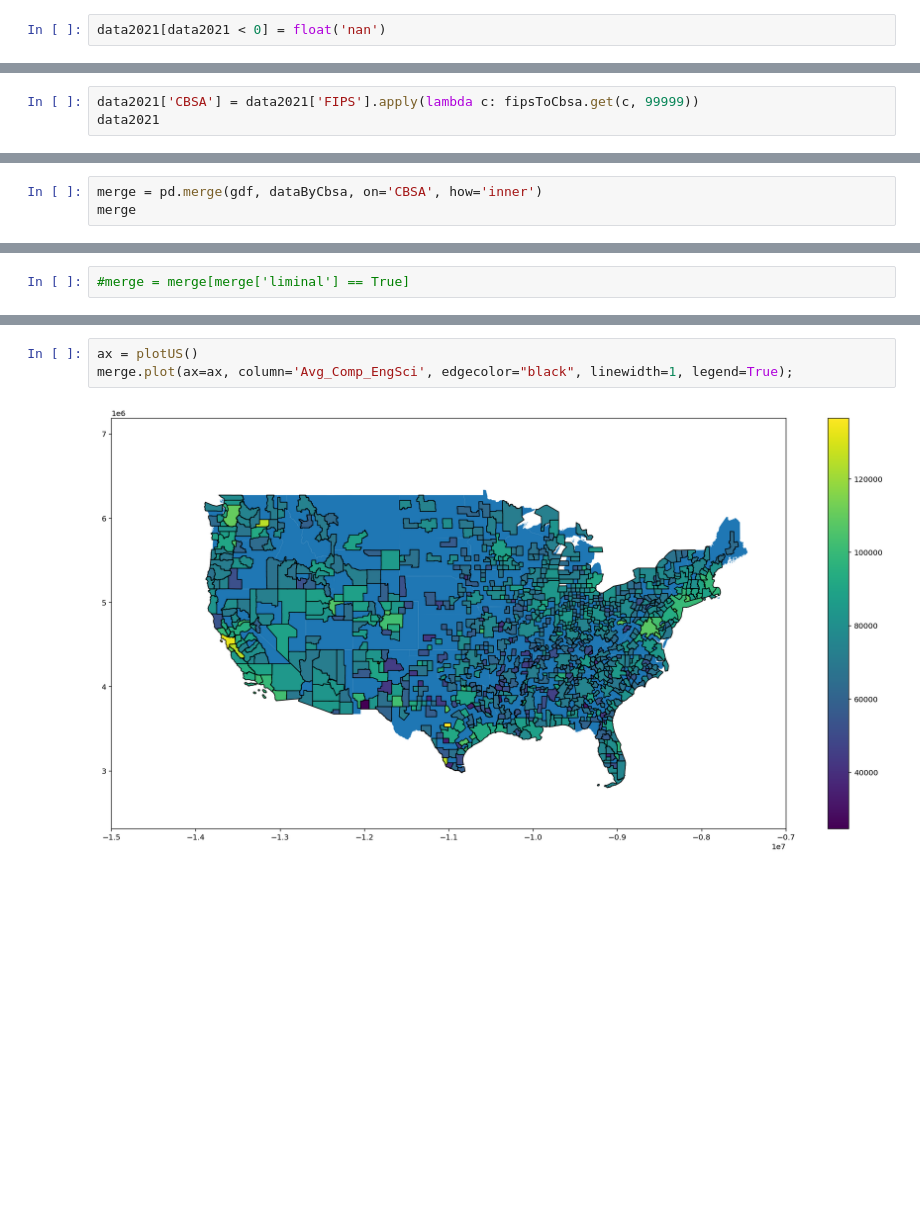
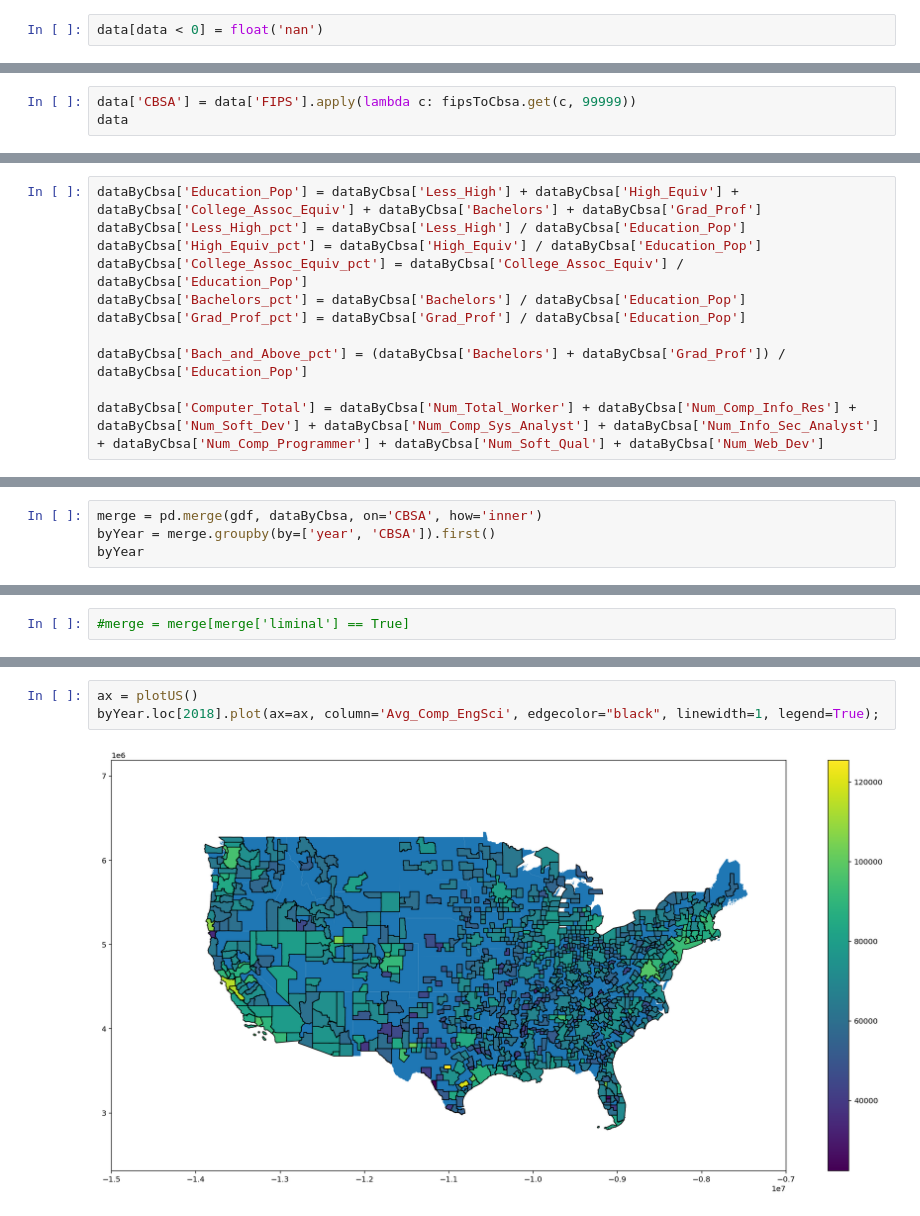
Before and after one commit to ElliottGAbel/Liminal_Cities, a Jupyter notebook: ACS_access.ipynb, the cells around one changed output, grey strips where cells are left out. Drawn from its saved outputs; the diff is of its cells as text; blank space fills up the shorter version.

Commit message:
ACS data for several years

```diff
--- a/ACS_access.ipynb
+++ b/ACS_access.ipynb
@@ -153,2 +234,2 @@ data2021['FIPS'] = data2021['FIPS'].astype(float)
 # %%
-data2021[data2021 < 0] = float('nan')
+data[data < 0] = float('nan')
@@ -183,3 +236,3 @@ fipsToCbsa = dict(zip(fipsToCbsa.index, fipsToCbsa.values)) #Dict is faster for
 # %%
-data2021['CBSA'] = data2021['FIPS'].apply(lambda c: fipsToCbsa.get(c, 99999))
-data2021
+data['CBSA'] = data['FIPS'].apply(lambda c: fipsToCbsa.get(c, 99999))
+data
@@ -252,3 +270,14 @@ dataByCbsa
+# %%
+dataByCbsa['Education_Pop'] = dataByCbsa['Less_High'] + dataByCbsa['High_Equiv'] + dataByCbsa['College_Assoc_Equiv'] + dataByCbsa['Bachelors'] + dataByCbsa['Grad_Prof']
+dataByCbsa['Less_High_pct'] = dataByCbsa['Less_High'] / dataByCbsa['Education_Pop']
+dataByCbsa['High_Equiv_pct'] = dataByCbsa['High_Equiv'] / dataByCbsa['Education_Pop']
+dataByCbsa['College_Assoc_Equiv_pct'] = dataByCbsa['College_Assoc_Equiv'] / dataByCbsa['Education_Pop']
+dataByCbsa['Bachelors_pct'] = dataByCbsa['Bachelors'] / dataByCbsa['Education_Pop']
+dataByCbsa['Grad_Prof_pct'] = dataByCbsa['Grad_Prof'] / dataByCbsa['Education_Pop']
+
+dataByCbsa['Bach_and_Above_pct'] = (dataByCbsa['Bachelors'] + dataByCbsa['Grad_Prof']) / dataByCbsa['Education_Pop']
+
+dataByCbsa['Computer_Total'] = dataByCbsa['Num_Total_Worker'] + dataByCbsa['Num_Comp_Info_Res'] + dataByCbsa['Num_Soft_Dev'] + dataByCbsa['Num_Comp_Sys_Analyst'] + dataByCbsa['Num_Info_Sec_Analyst'] + dataByCbsa['Num_Comp_Programmer'] + dataByCbsa['Num_Soft_Qual'] + dataByCbsa['Num_Web_Dev']
 # %%
 dataByCbsa.to_pickle(sharedFolder + 'ACS_data.pkl')
 # %%
@@ -257,3 +300,4 @@ gdf
 # %%
 merge = pd.merge(gdf, dataByCbsa, on='CBSA', how='inner')
-merge
+byYear = merge.groupby(by=['year', 'CBSA']).first()
+byYear
@@ -345,8 +400,8 @@ merge[merge['liminal']]['Avg_Comp_EngSci'].mean()
 # %%
 ax = plotUS()
-merge.plot(ax=ax, column='Avg_Comp_EngSci', edgecolor="black", linewidth=1, legend=True);
+byYear.loc[2018].plot(ax=ax, column='Avg_Comp_EngSci', edgecolor="black", linewidth=1, legend=True);
 # %% [output]
-[figure, old version]
+[figure, new version]
 # %%
 ax = plotUS()
 merge[merge['liminal']].plot(ax=ax, column='Avg_Comp_EngSci', edgecolor="black", linewidth=1, legend=True);
```
Also changed, not shown: parts of 41 cells of this notebook.
